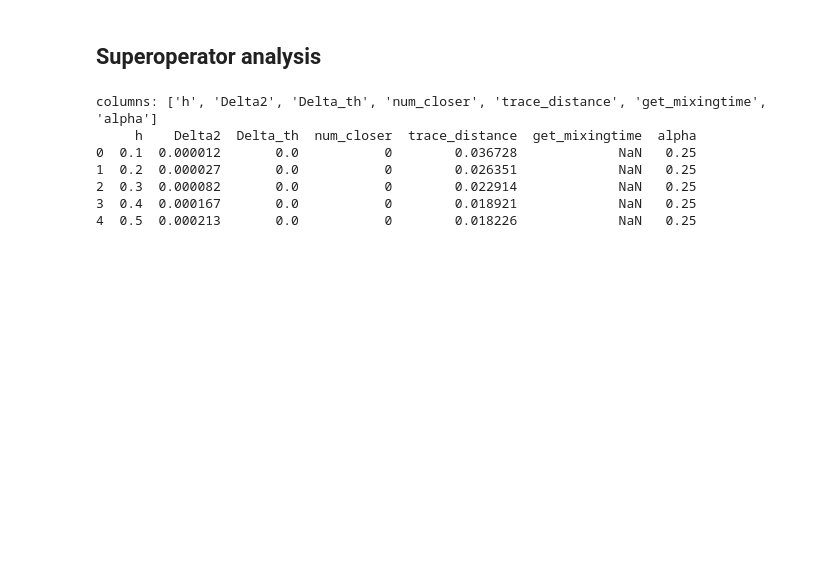
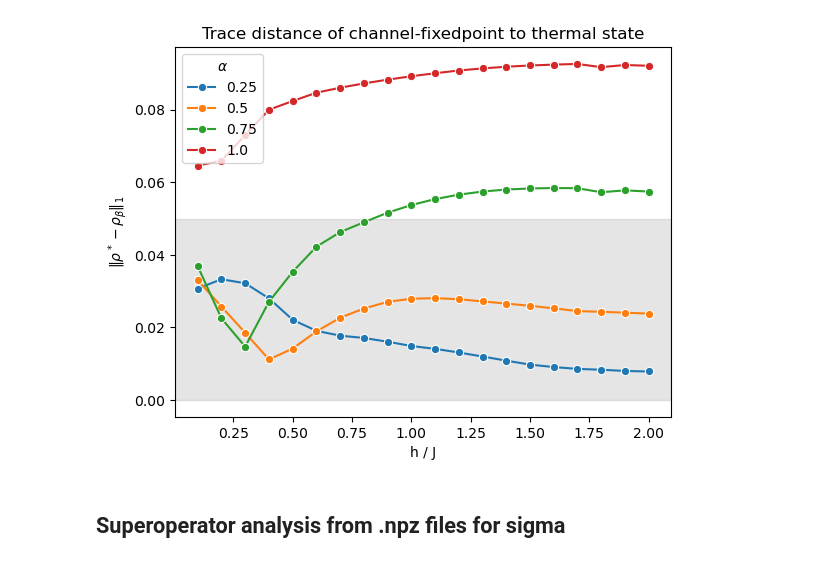
Before and after one commit to gabrielmaresch/groundstate_prep, a Jupyter notebook: sweep_analysis.ipynb, the cells around one changed output. Cells and saved outputs as stored; diff of their text form; code cells hidden in the pictures; blank space fills up the shorter version.

```diff
--- a/sweep_analysis.ipynb
+++ b/sweep_analysis.ipynb
@@ -148,43 +177,22 @@ sweep 20 :  0.8641040401194571
+# %%
+#ax = sns.barplot(data=ha_data, x="h_over_J", y="trace_distance", hue="alpha", dodge=True, palette="tab10")
+ax = sns.lineplot(data=ha_data, x="h_over_J", y="trace_distance", hue="alpha", marker="o", palette="tab10")
+
+
+ax.axhspan(0, 0.05, color="gray", alpha=0.2)
+
+ticks = ax.get_xticks()
+labels = [f"{v:.1f}" for v in sorted(ha_data["h_over_J"].unique())]
+
+#ax.set_xticks(ticks[1::2])
+#ax.set_xticklabels(labels[1::2])
+
+ax.set_xlabel("h / J")
+ax.set_ylabel(rf"$\|\rho^*-\rho_{{\beta}}\|_1$")
+ax.set_title("Trace distance of channel-fixedpoint to thermal state")
+plt.legend(title=rf"$\alpha$")
+ax.figure.savefig("docu/distance_to_gibbs"+suffix+".png", dpi=300, bbox_inches="tight")
+# %% [output]
+[figure, added]
 # %% [markdown]
-## Superoperator analysis
+## Superoperator analysis from .npz files for sigma
-# %%
-import pandas as pd
-import numpy as np
-import matplotlib as mpl
-import matplotlib.pyplot as plt
-import seaborn as sns
-
-from pathlib import Path
-
-
-file_numbers = [(1, .25), (2, .5), (3, .75),(4, 1.), (8, .1), (9, 1.5)]
-frames = []
-
-for nbr, alpha in file_numbers:
-    path = Path(f"data/superoperator_N4_h_sweep_{nbr}.npz")  # adjust filename
-    data = np.load(path)
-
-    x_key = "h" if "h" in data.files else "h_over_J"
-    df = pd.DataFrame({
-        "h": data[x_key],
-        "Delta2": data["Delta2"],
-        "Delta_th": data["Delta_th"],
-        "num_closer": data["num_closer"],
-        "trace_distance": data["trace_distance"],
-        "get_mixingtime": data["get_mixingtime"],
-    })
-    df["alpha"] = alpha
-    frames.append(df)
-
-ha_data = pd.concat(frames, ignore_index=True)
-
-print("columns:", ha_data.columns.tolist())
-print(ha_data.head())
-# %% [output]
-columns: ['h', 'Delta2', 'Delta_th', 'num_closer', 'trace_distance', 'get_mixingtime', 'alpha']
-     h    Delta2  Delta_th  num_closer  trace_distance  get_mixingtime  alpha
-0  0.1  0.000012       0.0           0        0.036728             NaN   0.25
-1  0.2  0.000027       0.0           0        0.026351             NaN   0.25
-2  0.3  0.000082       0.0           0        0.022914             NaN   0.25
-3  0.4  0.000167       0.0           0        0.018921             NaN   0.25
-4  0.5  0.000213       0.0           0        0.018226             NaN   0.25
```
Also changed, not shown: parts of 14 cells of this notebook, 4 other files.
